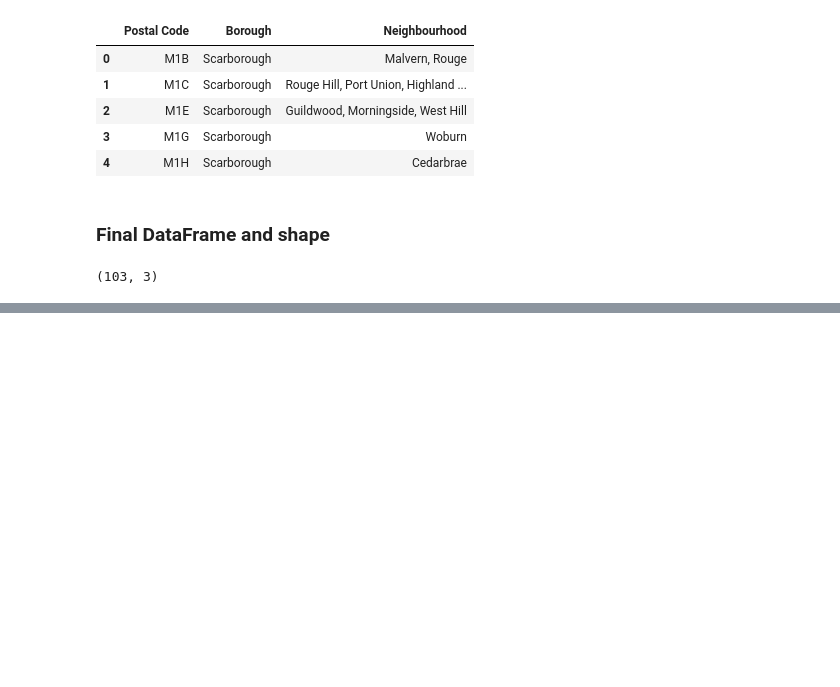
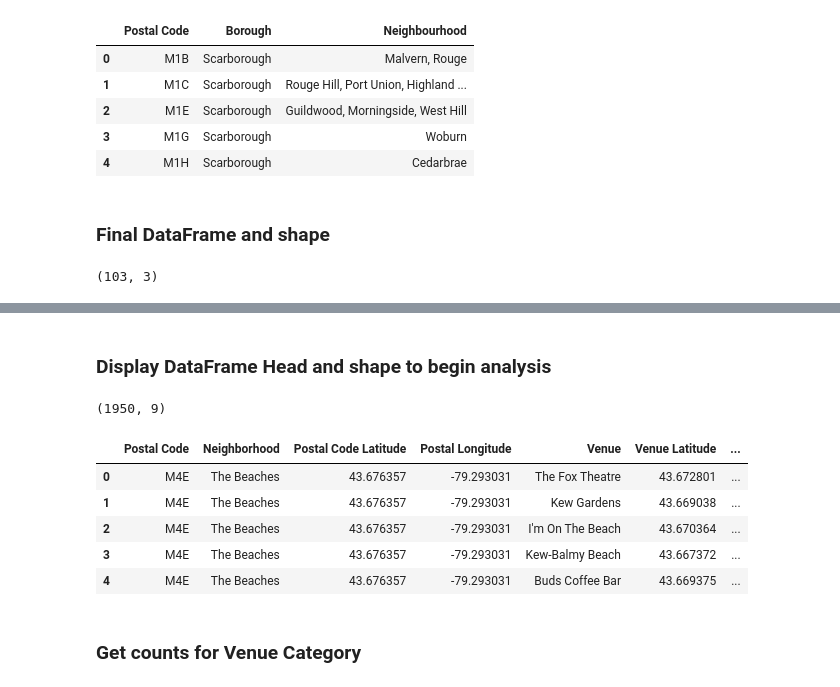
Before and after one commit to rcthompson94/Coursera_Capstone, a Jupyter notebook: capstone_pt1.ipynb, the cells around one changed output, grey strips where cells are left out. Drawn from its saved outputs; the diff is of its cells as text; code cells hidden in the pictures; blank space fills up the shorter version.

```diff
--- a/capstone_pt1.ipynb
+++ b/capstone_pt1.ipynb
@@ -59,0 +99,3 @@ final_df.shape
+# %%
+final_df = final_df.merge(df_data_1, left_on = 'Postal Code', right_on = 'Postal Code')
+final_df.head()
@@ -59,0 +268,15 @@ final_df.shape
+# %% [markdown]
+### Display DataFrame Head and shape to begin analysis
+# %%
+print(toronto_venues.shape)
+toronto_venues.head()
+# %% [output]
+(1950, 9)
+|  | Postal Code | Neighborhood | Postal Code Latitude | Postal Longitude | Venue | Venue Latitude | ... |
+| 0 | M4E | The Beaches | 43.676357 | -79.293031 | The Fox Theatre | 43.672801 | ... |
+| 1 | M4E | The Beaches | 43.676357 | -79.293031 | Kew Gardens | 43.669038 | ... |
+| 2 | M4E | The Beaches | 43.676357 | -79.293031 | I'm On The Beach | 43.670364 | ... |
+| 3 | M4E | The Beaches | 43.676357 | -79.293031 | Kew-Balmy Beach | 43.667372 | ... |
+| 4 | M4E | The Beaches | 43.676357 | -79.293031 | Buds Coffee Bar | 43.669375 | ... |
+# %% [markdown]
+### Get counts for Venue Category
```
Also changed, not shown: parts of 34 cells of this notebook.
